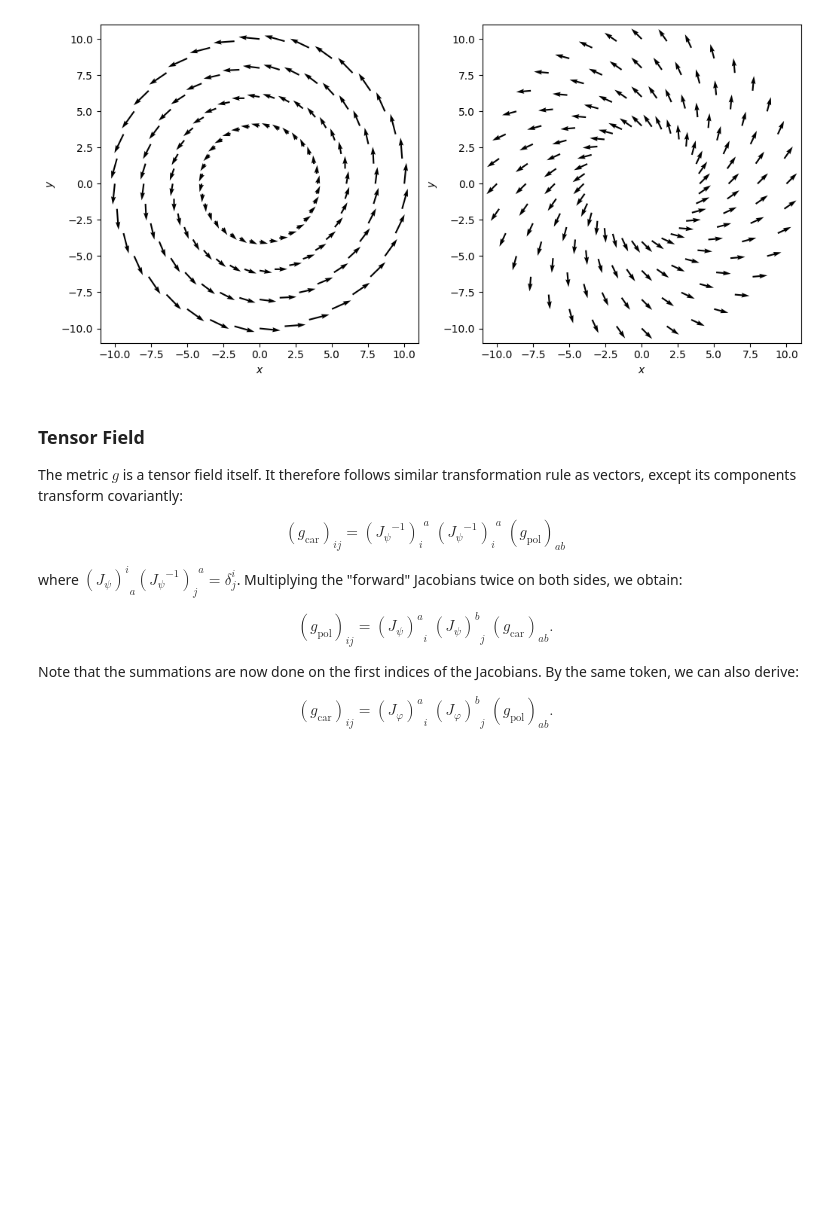
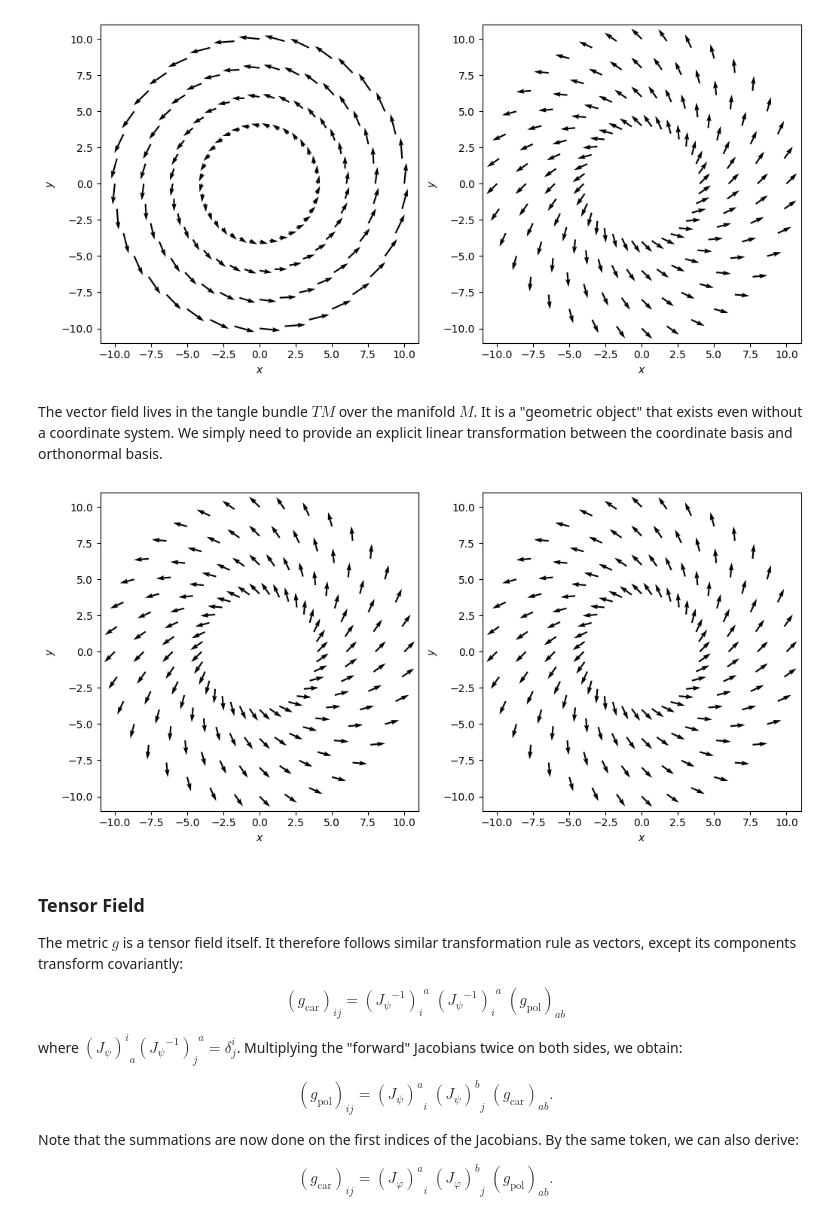
Before and after one commit to rndsrc/dg, a Jupyter notebook: vis.ipynb, the cells around one changed output. Saved outputs shown, nothing was run; the diff lists cells and outputs as text; code cells hidden in the pictures; blank space fills up the shorter version.

Commit message:
Introduce an additional linear transformation

```diff
--- a/vis.ipynb
+++ b/vis.ipynb
@@ -183,6 +163,43 @@ axes[1].set_ylabel('$y$')
 axes[1].set_aspect('equal')
 # %% [output]
 [figure]
+# %% [markdown]
+The vector field lives in the tangle bundle $TM$ over the manifold $M$.
+It is a "geometric object" that exists even without a coordinate system.
+We simply need to provide an explicit linear transformation between the coordinate basis and orthonormal basis.
+# %%
+def c2on(rphi):
+    """Coordinate basis to orthonormal basis"""
+    r, phi = rphi
+    return np.diag(np.array([1, r]))
+
+def on2c(rphi):
+    """Orthonormal basis to coordinate basis to"""
+    return np.linalg.inv(c2on(rphi))
+
+Jon = np.einsum('...ia,...ab->...ib', J,   vmap2(on2c)(R))
+V1  = np.einsum('...ia,...a->...i',   Jon, vmap2(field1_pol)(R))
+V2  = np.einsum('...ia,...a->...i',   J,   vmap2(field2_pol)(R))
+
+fig, axes = plt.subplots(1,2, figsize=(12,6))
+
+axes[0].quiver(
+    X [...,0], X [...,1],
+    V1[...,0], V1[...,1],
+)
+axes[0].set_xlabel('$x$')
+axes[0].set_ylabel('$y$')
+axes[0].set_aspect('equal')
+
+axes[1].quiver(
+    X [...,0], X [...,1],
+    V2[...,0], V2[...,1],
+)
+axes[1].set_xlabel('$x$')
+axes[1].set_ylabel('$y$')
+axes[1].set_aspect('equal')
+# %% [output]
+[figure, added]
 # %% [markdown]
 ### Tensor Field
 
```
Also changed, not shown: parts of 2 cells of this notebook.
